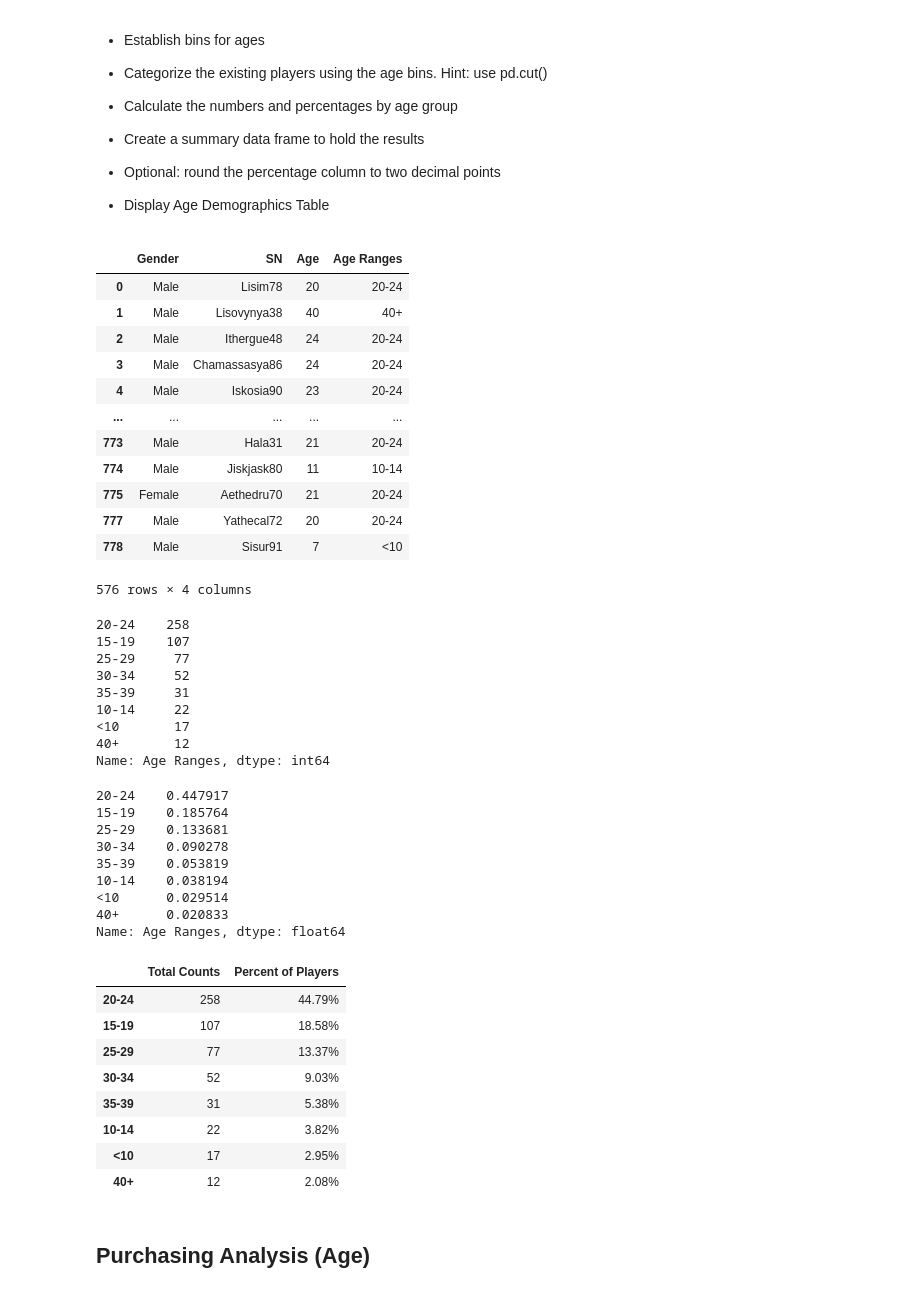
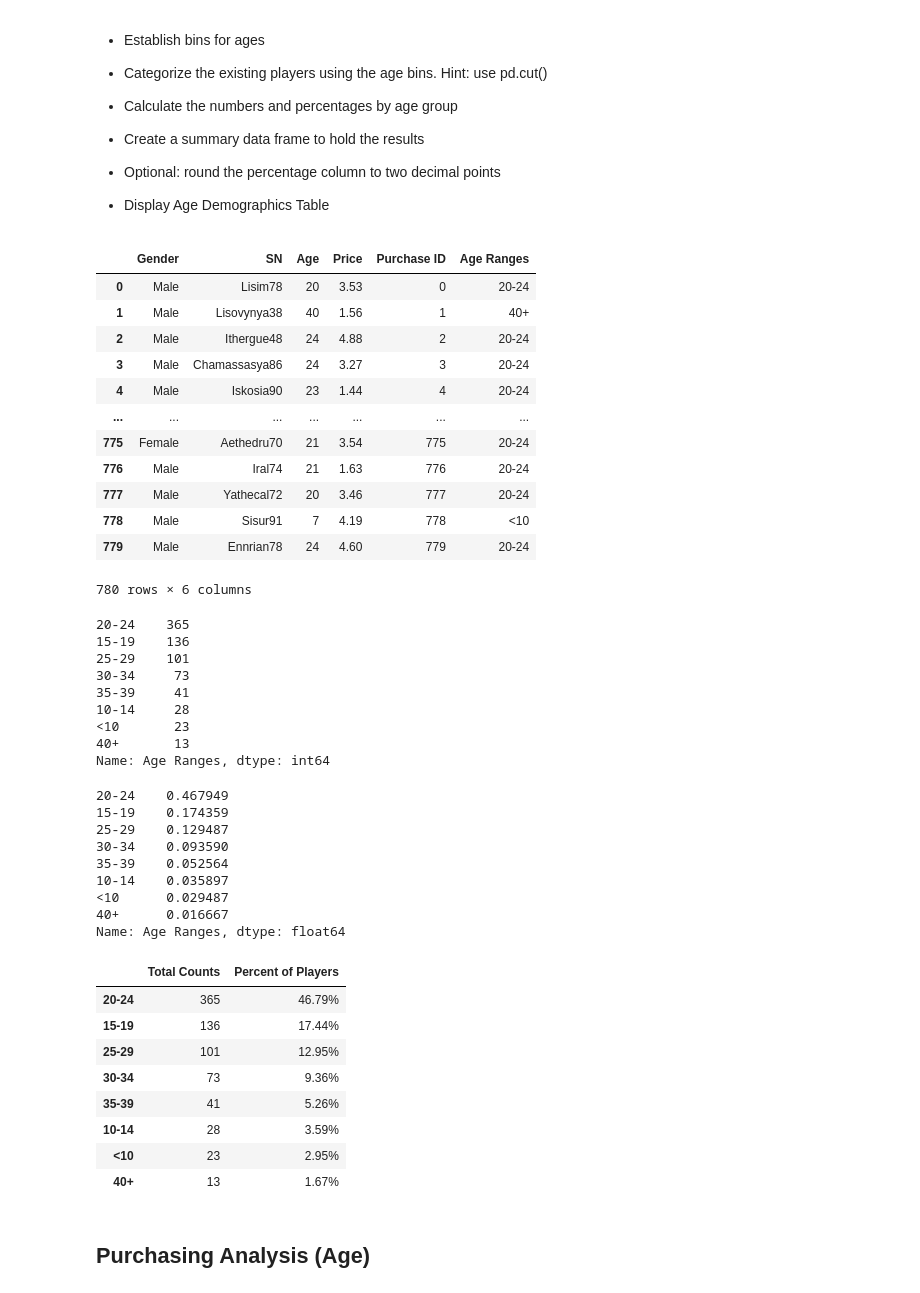
Before and after one commit to rjkassing/pandas-challenge_Rick_Kassing, a Jupyter notebook: HeroesOfPymoli/HeroesOfPymoli_Rick_Kassing_code.ipynb, the cells around one changed output. Cells and saved outputs as stored; diff of their text form; code cells hidden in the pictures.

```diff
--- a/HeroesOfPymoli/HeroesOfPymoli_Rick_Kassing_code.ipynb
+++ b/HeroesOfPymoli/HeroesOfPymoli_Rick_Kassing_code.ipynb
@@ -96,6 +96,6 @@ purchasing_analysis_summary_df
 
 * Percentage and Count of Other / Non-Disclosed
 # %%
-gender_df=purchase_df[["Gender", "SN", "Age"]].drop_duplicates()
+gender_df=purchase_df[["Gender", "SN", "Age", "Price", "Purchase ID"]].drop_duplicates()
 gender_df
 # %% [output]
@@ -220,47 +220,47 @@ bins = [0,9.9,14.9,19.9,24.9,29.9,34.9,39.9,99]
 group_labels = ["<10", "10-14", "15-19", "20-24", "25-29", "30-34","35-39", "40+"]
 # %%
 # Slice the data and place it into bins
-gender_df['Age Ranges']=pd.cut(gender_df["Age"], bins, labels=group_labels)
+gender_df['Age Ranges']=pd.cut(gender_df["Age"], bins, labels=group_labels, include_lowest=True)
 gender_df
 # %% [output]
-|  | Gender | SN | Age | Age Ranges |
-| 0 | Male | Lisim78 | 20 | 20-24 |
-| 1 | Male | Lisovynya38 | 40 | 40+ |
-| 2 | Male | Ithergue48 | 24 | 20-24 |
-| 3 | Male | Chamassasya86 | 24 | 20-24 |
-| 4 | Male | Iskosia90 | 23 | 20-24 |
-| ... | ... | ... | ... | ... |
-| 773 | Male | Hala31 | 21 | 20-24 |
-| 774 | Male | Jiskjask80 | 11 | 10-14 |
-| 775 | Female | Aethedru70 | 21 | 20-24 |
-| 777 | Male | Yathecal72 | 20 | 20-24 |
-| 778 | Male | Sisur91 | 7 | <10 |
+|  | Gender | SN | Age | Price | Purchase ID | Age Ranges |
+| 0 | Male | Lisim78 | 20 | 3.53 | 0 | 20-24 |
+| 1 | Male | Lisovynya38 | 40 | 1.56 | 1 | 40+ |
+| 2 | Male | Ithergue48 | 24 | 4.88 | 2 | 20-24 |
+| 3 | Male | Chamassasya86 | 24 | 3.27 | 3 | 20-24 |
+| 4 | Male | Iskosia90 | 23 | 1.44 | 4 | 20-24 |
+| ... | ... | ... | ... | ... | ... | ... |
+| 775 | Female | Aethedru70 | 21 | 3.54 | 775 | 20-24 |
+| 776 | Male | Iral74 | 21 | 1.63 | 776 | 20-24 |
+| 777 | Male | Yathecal72 | 20 | 3.46 | 777 | 20-24 |
+| 778 | Male | Sisur91 | 7 | 4.19 | 778 | <10 |
+| 779 | Male | Ennrian78 | 24 | 4.60 | 779 | 20-24 |
-576 rows × 4 columns
+780 rows × 6 columns
 # %%
 gender_age=gender_df["Age Ranges"].value_counts()
 gender_age
 # %% [output]
-20-24    258
-15-19    107
-25-29     77
-30-34     52
-35-39     31
-10-14     22
-<10       17
-40+       12
+20-24    365
+15-19    136
+25-29    101
+30-34     73
+35-39     41
+10-14     28
+<10       23
+40+       13
 Name: Age Ranges, dtype: int64
 # %%
 age_percent=(gender_age/player_groups)
 age_percent
 # %% [output]
-20-24    0.447917
-15-19    0.185764
-25-29    0.133681
-30-34    0.090278
-35-39    0.053819
-10-14    0.038194
-<10      0.029514
-40+      0.020833
+20-24    0.467949
+15-19    0.174359
+25-29    0.129487
+30-34    0.093590
+35-39    0.052564
+10-14    0.035897
+<10      0.029487
+40+      0.016667
 Name: Age Ranges, dtype: float64
 # %%
 age_table_df = pd.DataFrame({"Total Counts": gender_age,
@@ -270,14 +270,14 @@ age_table_df["Percent of Players"]=age_table_df["Percent of Players"].map("{:,.2
 age_table_df
 # %% [output]
 |  | Total Counts | Percent of Players |
-| 20-24 | 258 | 44.79% |
-| 15-19 | 107 | 18.58% |
-| 25-29 | 77 | 13.37% |
-| 30-34 | 52 | 9.03% |
-| 35-39 | 31 | 5.38% |
-| 10-14 | 22 | 3.82% |
-| <10 | 17 | 2.95% |
-| 40+ | 12 | 2.08% |
+| 20-24 | 365 | 46.79% |
+| 15-19 | 136 | 17.44% |
+| 25-29 | 101 | 12.95% |
+| 30-34 | 73 | 9.36% |
+| 35-39 | 41 | 5.26% |
+| 10-14 | 28 | 3.59% |
+| <10 | 23 | 2.95% |
+| 40+ | 13 | 1.67% |
 # %% [markdown]
 ## Purchasing Analysis (Age)
 # %% [markdown]
```
Also changed, not shown: parts of 17 cells of this notebook.
